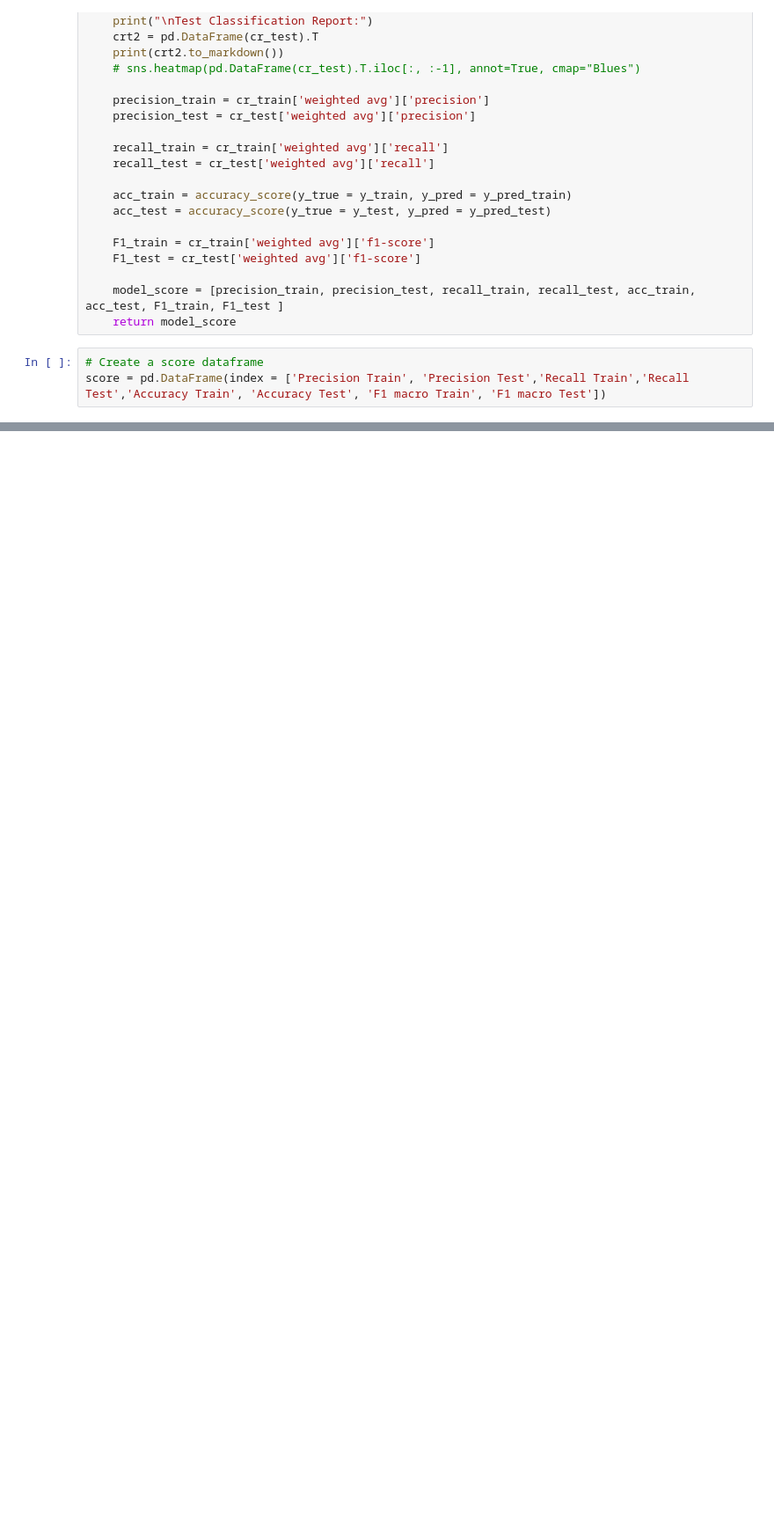
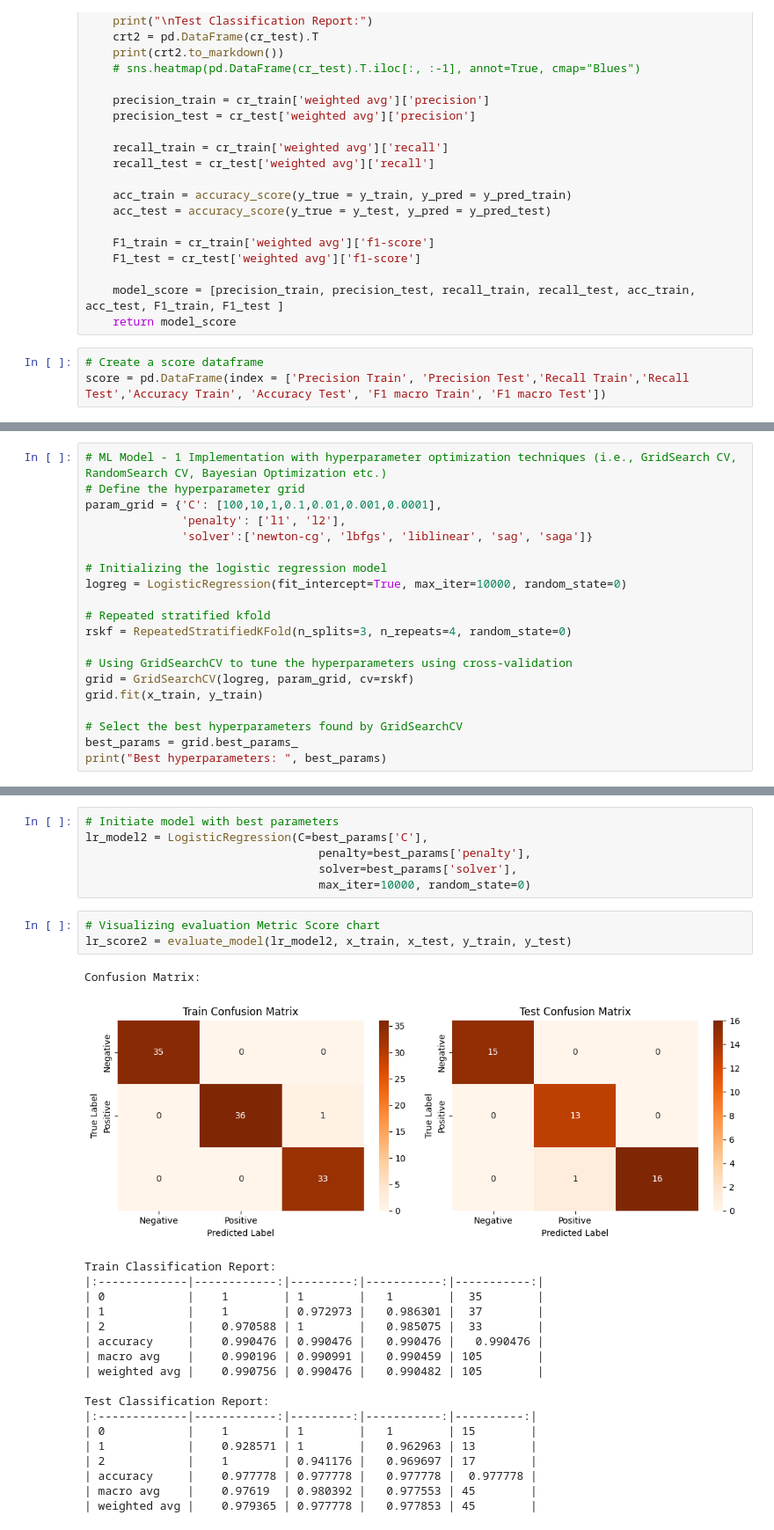
Before and after one commit to rsys-adsingh/Classification, a Jupyter notebook: ClassificationAlgo.ipynb, the cells around one changed output, grey strips where cells are left out. Shown: that part at 88% size. Saved outputs shown, nothing was run; the diff lists cells and outputs as text; blank space fills up the shorter version.

```diff
--- a/ClassificationAlgo.ipynb
+++ b/ClassificationAlgo.ipynb
@@ -378,0 +423,20 @@ score = pd.DataFrame(index = ['Precision Train', 'Precision Test','Recall Train'
+# %%
+# ML Model - 1 Implementation with hyperparameter optimization techniques (i.e., GridSearch CV, RandomSearch CV, Bayesian Optimization etc.)
+# Define the hyperparameter grid
+param_grid = {'C': [100,10,1,0.1,0.01,0.001,0.0001],
+              'penalty': ['l1', 'l2'],
+              'solver':['newton-cg', 'lbfgs', 'liblinear', 'sag', 'saga']}
+
+# Initializing the logistic regression model
+logreg = LogisticRegression(fit_intercept=True, max_iter=10000, random_state=0)
+
+# Repeated stratified kfold
+rskf = RepeatedStratifiedKFold(n_splits=3, n_repeats=4, random_state=0)
+
+# Using GridSearchCV to tune the hyperparameters using cross-validation
+grid = GridSearchCV(logreg, param_grid, cv=rskf)
+grid.fit(x_train, y_train)
+
+# Select the best hyperparameters found by GridSearchCV
+best_params = grid.best_params_
+print("Best hyperparameters: ", best_params)
@@ -378,0 +445,29 @@ score = pd.DataFrame(index = ['Precision Train', 'Precision Test','Recall Train'
+# %%
+# Initiate model with best parameters
+lr_model2 = LogisticRegression(C=best_params['C'],
+                                  penalty=best_params['penalty'],
+                                  solver=best_params['solver'],
+                                  max_iter=10000, random_state=0)
+# %%
+# Visualizing evaluation Metric Score chart
+lr_score2 = evaluate_model(lr_model2, x_train, x_test, y_train, y_test)
+# %% [output]
+Confusion Matrix:
+[figure, added]
+Train Classification Report:
+|:-------------|------------:|---------:|-----------:|-----------:|
+| 0            |    1        | 1        |   1        |  35        |
+| 1            |    1        | 0.972973 |   0.986301 |  37        |
+| 2            |    0.970588 | 1        |   0.985075 |  33        |
+| accuracy     |    0.990476 | 0.990476 |   0.990476 |   0.990476 |
+| macro avg    |    0.990196 | 0.990991 |   0.990459 | 105        |
+| weighted avg |    0.990756 | 0.990476 |   0.990482 | 105        |
+
+Test Classification Report:
+|:-------------|------------:|---------:|-----------:|----------:|
+| 0            |    1        | 1        |   1        | 15        |
+| 1            |    0.928571 | 1        |   0.962963 | 13        |
+| 2            |    1        | 0.941176 |   0.969697 | 17        |
+| accuracy     |    0.977778 | 0.977778 |   0.977778 |  0.977778 |
+| macro avg    |    0.97619  | 0.980392 |   0.977553 | 45        |
+| weighted avg |    0.979365 | 0.977778 |   0.977853 | 45        |
```
Also changed, not shown: parts of 48 cells of this notebook.
